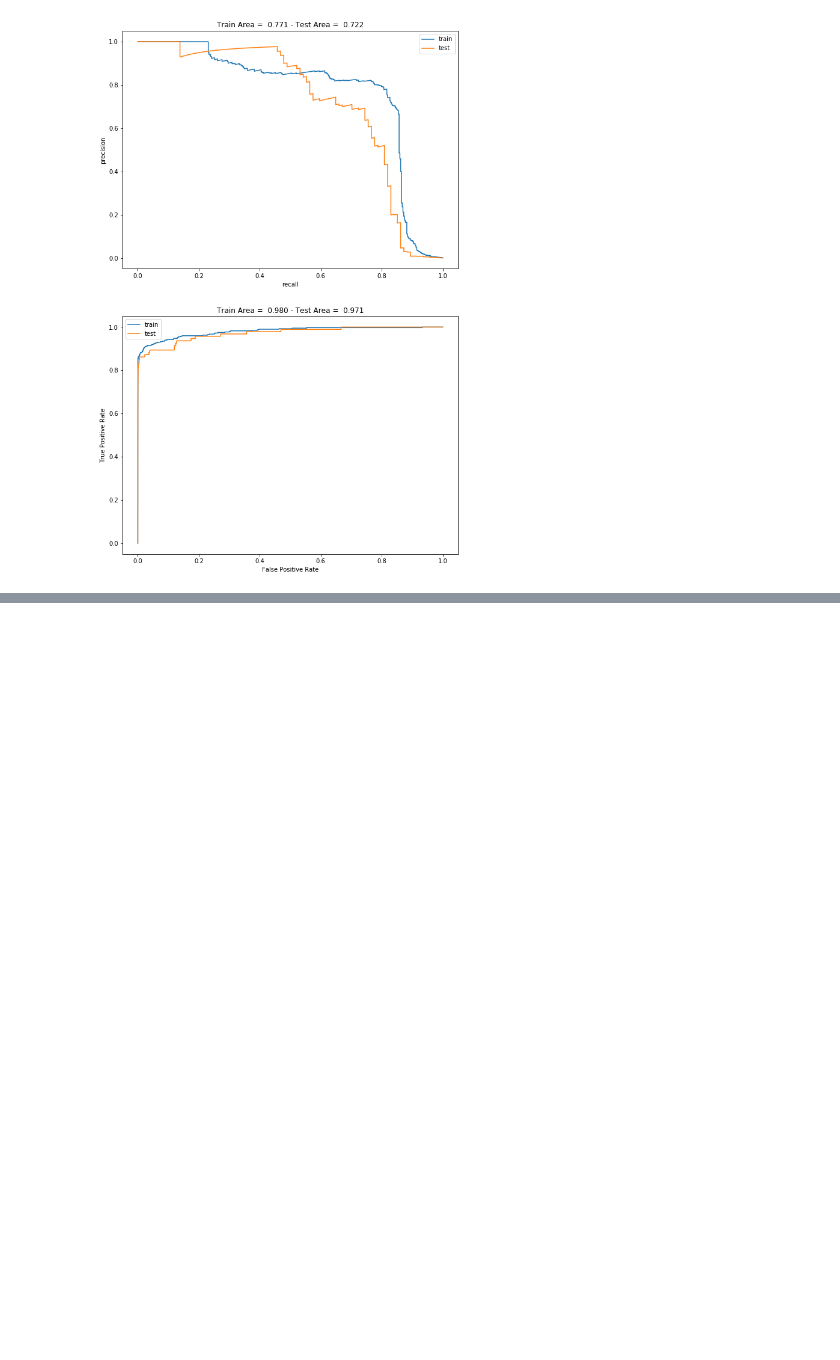
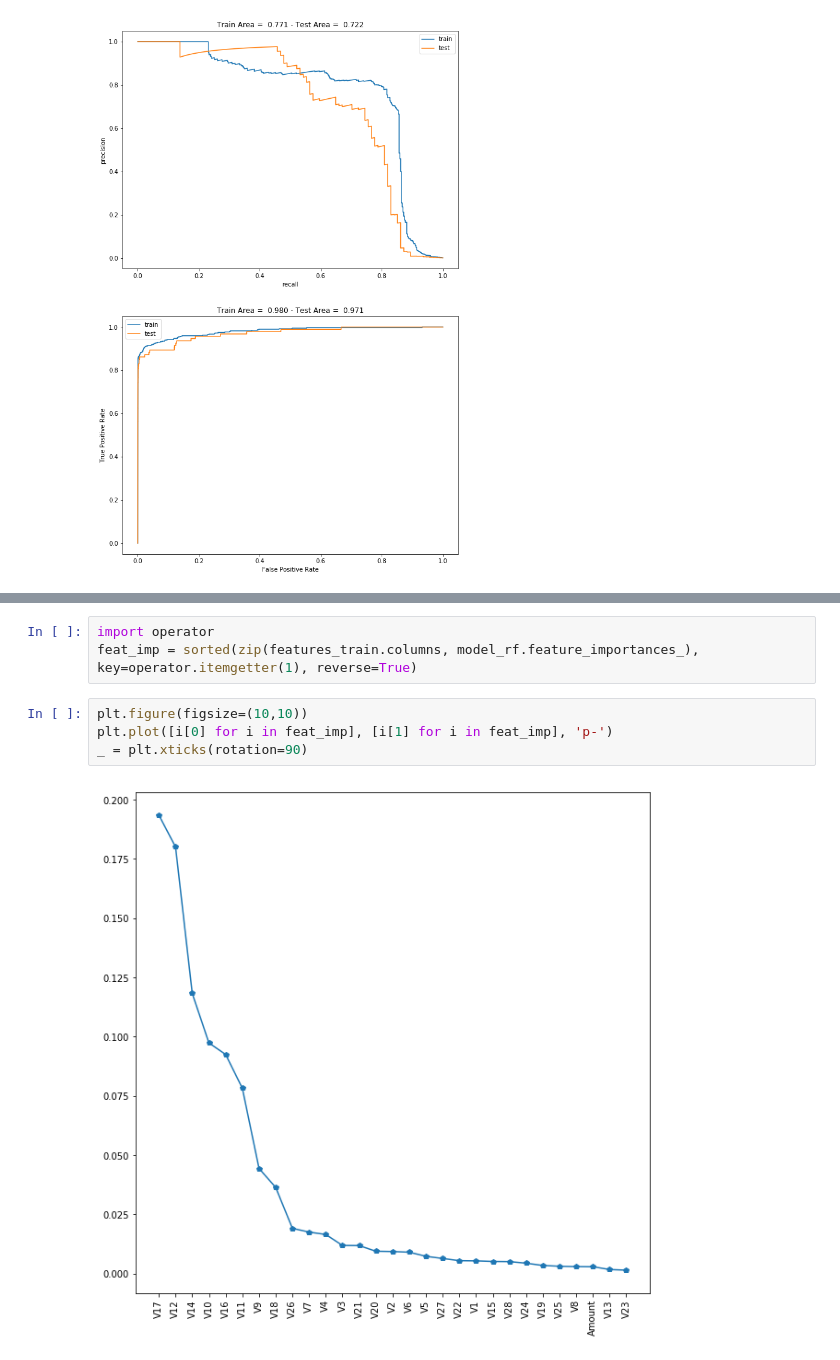
Before and after one commit to TreeinRandomForest/FraudDetectionExample, a Jupyter notebook: Credit Card Fraud Detection.ipynb, the cells around one changed output, grey strips where cells are left out. Saved outputs shown, nothing was run; the diff lists cells and outputs as text; blank space fills up the shorter version.

```diff
--- a/Credit Card Fraud Detection.ipynb
+++ b/Credit Card Fraud Detection.ipynb
@@ -730,0 +761,9 @@ model_rf = build_model(model_rf, features_train, target_train,
+# %%
+import operator
+feat_imp = sorted(zip(features_train.columns, model_rf.feature_importances_), key=operator.itemgetter(1), reverse=True)
+# %%
+plt.figure(figsize=(10,10))
+plt.plot([i[0] for i in feat_imp], [i[1] for i in feat_imp], 'p-')
+_ = plt.xticks(rotation=90)
+# %% [output]
+[figure, added]
```
Also changed, not shown: parts of 9 cells of this notebook.
